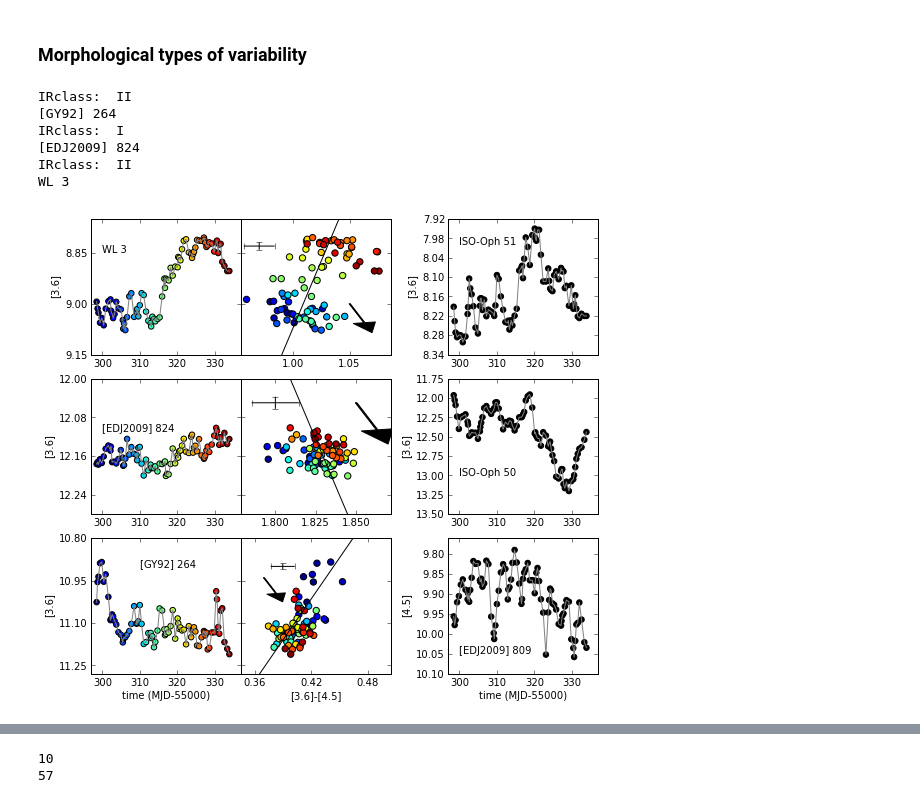
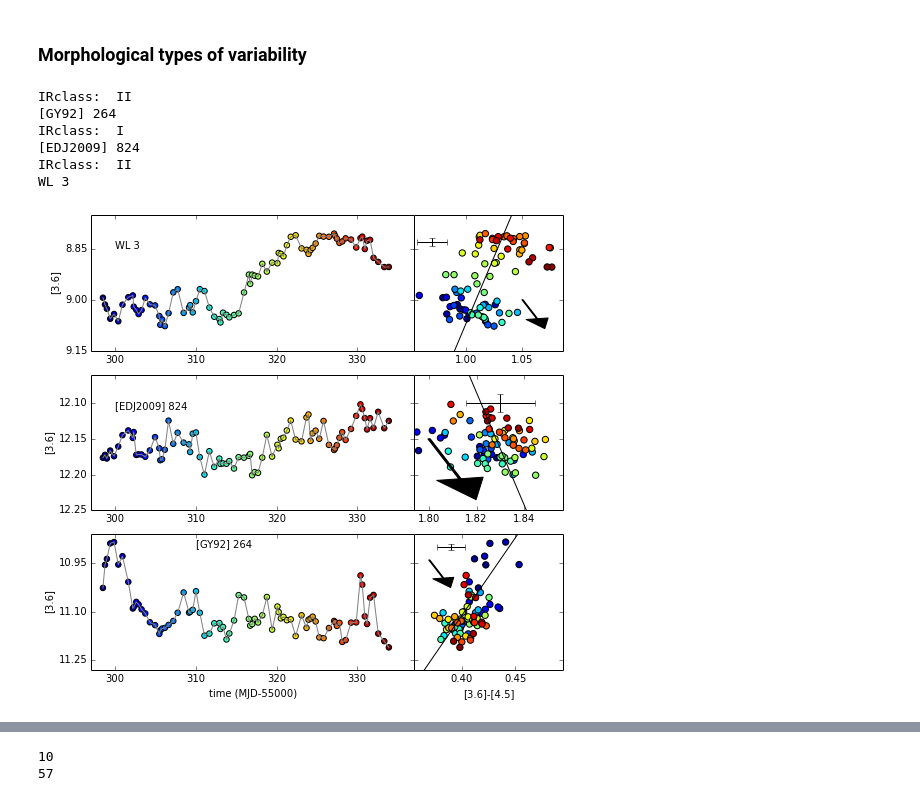
Before and after one commit to YSOVAR/Analysis, a Jupyter notebook: L1688_analysis.ipynb, the cells around one changed output, grey strips where cells are left out. Cells and saved outputs as stored; diff of their text form; code cells hidden in the pictures.

```diff
--- a/L1688_analysis.ipynb
+++ b/L1688_analysis.ipynb
@@ -429,10 +451,10 @@ ROXs 35B <ICRSCoordinates RA=247.39338 deg, Dec=-24.87482 deg>
 Added number of Spectral types:  10
 # %%
 PP13t3 = astropy.io.ascii.read(os.path.join(inroot, 'Parksetal2013tab3.tex'), Reader=astropy.io.ascii.AASTex, guess=False,
-                               names=['RA','DE','flags','delta_K','delta_J-H','delta_H-K','Type','YSO Class','oncloud'])
+                               names=['Ra','De','flags','delta_K','delta_J-H','delta_H-K','type','YSO Class','oncloud'])
 PP13t3['delta_K'].unit = 'mag'
 PP13t3['delta_K'].description = 'Amplitude in $K_s$ (Parks et al., 2013)'
-cat.add_catalog_data(PP13t3, names = ['delta_K'], ra1='ra', dec1='dec', ra2='RA', dec2 = 'DE')
+cat.add_catalog_data(PP13t3, names = ['delta_K'], ra1='ra', dec1='dec', ra2='Ra', dec2 = 'De')
 # %%
 # Marsh et al 2010 - DEEP NEAR-INFRARED IMAGING OF THE ρ Oph CLOUD CORE: CLUES TO THE ORIGIN OF THE LOWEST-MASS BROWN DWARFS
 mar10 = astropy.io.ascii.read(os.path.join(inroot, 'Marsh_BD_candidates.txt'))
@@ -2482,7 +2744,10 @@ n = 4
 dy = (y2-y1)/n
 allax= []
 for i,c in enumerate(sedclasses[:n]):
-    ax = fig.add_axes((.1,y1+i*dy, .85, dy))
+    if i == 0:
+        ax = fig.add_axes((.1,y1+i*dy, .85, dy))
+    else:
+        ax = fig.add_axes((.1,y1+i*dy, .85, dy), sharex = allax[0])
     indfinite = np.isfinite(cat['coherence_time_'+b])
     ind = indvariable & indfinite & (cat['SEDclass']==c)
     ax.hist(cat['coherence_time_'+b][ind], range=(0,10))
@@ -2491,13 +2756,12 @@ for i,c in enumerate(sedclasses[:n]):
     ax.yaxis.set_major_locator(MaxNLocator(4))
     ylim = ax.get_ylim()
     ax.set_ylim(ylim[0],ylim[1]+0.8)
-    ax.text(6, 0.8*ylim[1], 'SED class {0}'.format(c))
+    ax.text(.6, .8, 'SED class {0}'.format(c), transform=ax.transAxes)
     allax.append(ax)
+    ax.yaxis.set_major_locator(MaxNLocator(5, integer=True))
 
-allax[0].set_xlabel('ACF time scale [days]')
-allax[0].set_ylabel('number')
-allax[2].set_ylabel('number')
-allax[0].yaxis.set_major_locator(MaxNLocator(5))
-allax[1].yaxis.set_major_locator(MaxNLocator(5))
+allax[0].set_xlabel('ACF timescale [days]')
+allax[1].set_ylabel('                        number')
+
 fig.savefig(os.path.join(plotdir, 'ACF.eps'))
 # %% [output]
@@ -2562,80 +2826,46 @@ ysovar2ids = ['212683','212738', '212642']
 yheight = 0.95/len(ysovar2ids)
 y0 = 0.07
 for i, ysovar2id, errpos, namepos, arrowstart in zip(np.arange(len(ysovar2ids)), ysovar2ids,
-                                        [[0.39,10.9],[1.8,12.05],[0.97,8.83]],
+                                        [[0.39,10.9],[1.83,12.1],[0.97,8.83]],
                                         [[310,10.9],[300,12.11],[300,8.85]],
-                                        [[0.37,10.94],[1.85, 12.05],[1.05,9]]):
+                                        [[0.37,10.94],[1.8, 12.15],[1.05,9]]):
     ind = (cat['YSOVAR2_id']==ysovar2id).nonzero()[0][0]
     mergedlc = atlas.merge_lc(cat.lclist[ind],['36','45'])
     data=mergedlc[mergedlc['t'] < 55338]
-    ax = fig.add_axes((0.09,y0+i*yheight,0.26,yheight*0.85))
-    ax2= fig.add_axes((0.35,y0+i*yheight,0.26,yheight*0.85), sharey = ax, aspect=0.3)
+    ax = fig.add_axes((0.09,y0+i*yheight,0.56,yheight*0.85))
+    ax2= fig.add_axes((0.65,y0+i*yheight,0.26,yheight*0.85), sharey = ax, aspect=0.3)
 
     allax.append([ax, ax2])
 
     m = cat['cmd_m_36_45'][ind]
     b = cat['cmd_b_36_45'][ind]
 
 
     ax.xaxis.set_major_locator(MaxNLocator(5))
     ax.yaxis.set_major_locator(MaxNLocator(7))
 
     ax.plot(data['t']-plot_atlas.mjdoffset, data['m36'],c='0.5')
     ax.scatter(data['t']-plot_atlas.mjdoffset, data['m36'], s=30, marker='o', c=data['t'], label = 'id: {0}'.format(i+1))
     ax.invert_yaxis()
     ax.set_xlim([297,337])
     cmd_plot(ax2, data, m,b, pos_x = errpos[0], pos_y=errpos[1],arrow_x=arrowstart[0], arrow_y=arrowstart[1], arrow_length=0.1)
     print 'IRclass: ', cat['IRclass'][ind]
     print cat['name'][ind]
 
     ax.set_ylabel('[3.6]')
     ax.text(namepos[0], namepos[1], cat['name'][ind])
     ax.invert_yaxis()
 
 allax[0][0].set_xlabel('time (MJD-{0})'.format(plot_atlas.mjdoffset))
 allax[0][1].set_xlabel('[3.6]-[4.5]')
 allax[2][0].set_ylim([9.15,8.75])
-#allax[1][0].set_ylim([12.21,12.09])
-#allax[0][0].set_ylim([11.25,10.85])
-
-def plotoneband(ax, band, ind,errpos):
-    data = cat.lclist[ind]
-    tind = data['t'+band] < 55338
-    ax.xaxis.set_major_locator(MaxNLocator(5))
-    ax.yaxis.set_major_locator(MaxNLocator(7))
-    ax.plot(data['t'+band][tind]-plot_atlas.mjdoffset, data['m'+band][tind],c='0.5')
-    ax.scatter(data['t'+band][tind]-plot_atlas.mjdoffset, data['m'+band][tind], s=30, marker='o', c='k')
-    ax.invert_yaxis()
-    ax.set_xlim([297,337])
-    ax.set_ylabel('[{0}.{1}]'.format(band[0],band[1]))
-    y_err = np.median(mergedlc['m'+band+'_error'])
-    #ax.errorbar(errpos[0], errpos[1], yerr = y_err, c='k')
-
-
-ax = fig.add_axes((0.71,y0+0*yheight,0.26,yheight*0.85))
-ind = (cat['YSOVAR2_id']== '214343').nonzero()[0][0]
-plotoneband(ax,'45',ind, (330., 10.05))
-ax.set_ylim([10.1, 9.76])
-ax.text(300, 10.05, cat['name'][ind])
-ax.set_xlabel('time (MJD-{0})'.format(plot_atlas.mjdoffset))
-
-ind = (cat['YSOVAR2_id']== '217674').nonzero()[0][0]
-ax = fig.add_axes((0.71,y0+1.*yheight,0.26,yheight*0.85))
-plotoneband(ax, '36', ind, (315., 13.))
-ax.text(300, 13., cat['name'][ind])
-
-ind = (cat['YSOVAR2_id']== '213296').nonzero()[0][0]
-ax = fig.add_axes((0.71,y0+2.*yheight,0.26,yheight*0.85))
-plotoneband(ax, '36', ind, (330.,8.))
-ax.text(300, 8., cat['name'][ind])
-
-
+allax[1][0].set_ylim([12.25,12.06])
 fig.savefig(os.path.join(plotdir, 'morelcs.eps'))
 # %% [output]
 IRclass:  II
 [GY92] 264
 IRclass:  I
 [EDJ2009] 824
 IRclass:  II
 WL 3
-[figure, old version]
+[figure, new version]
```
Also changed, not shown: parts of 168 cells of this notebook.
